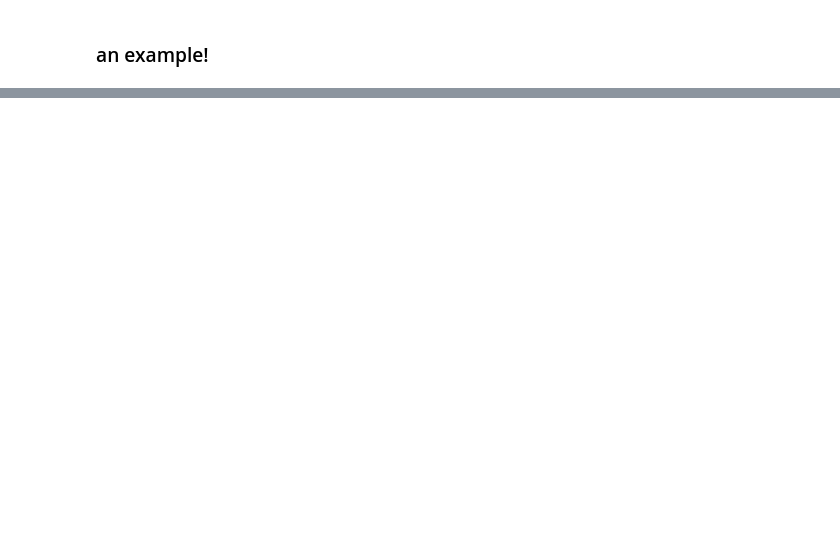
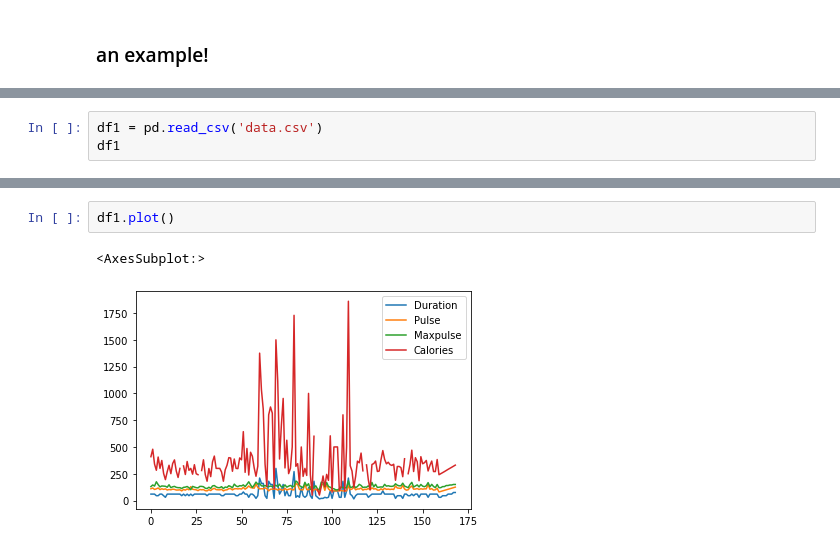
Before and after one commit to BorhanPetgar/Data-Analysis, a Jupyter notebook: Pandas.ipynb, the cells around one changed output, grey strips where cells are left out. Cells and saved outputs as stored; diff of their text form; blank space fills up the shorter version.

```diff
--- a/Pandas.ipynb
+++ b/Pandas.ipynb
@@ -162,0 +251,3 @@ df.loc[df['Attack'] >= pivot]
+# %%
+df1 = pd.read_csv('data.csv')
+df1
@@ -162,0 +276,5 @@ df.loc[df['Attack'] >= pivot]
+# %%
+df1.plot()
+# %% [output]
+<AxesSubplot:>
+[figure, added]
```
Also changed, not shown: parts of 12 cells of this notebook, 1 other file.
